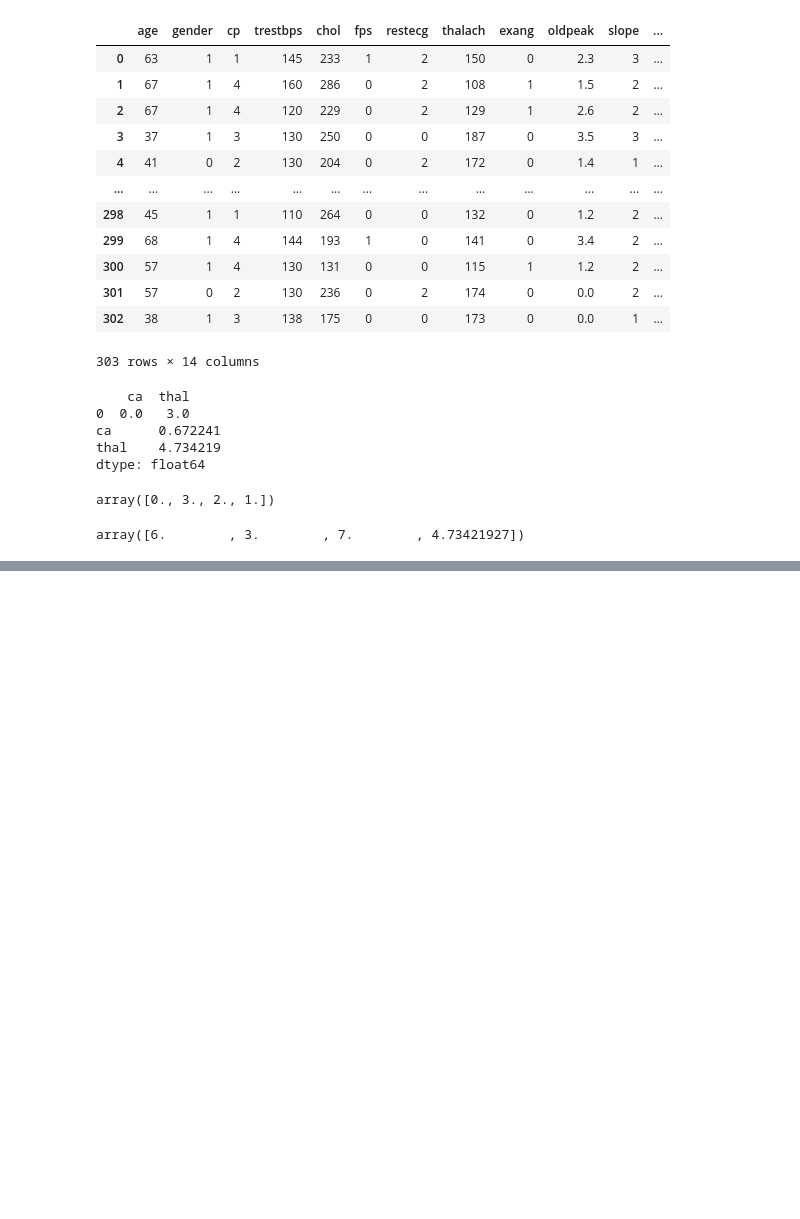
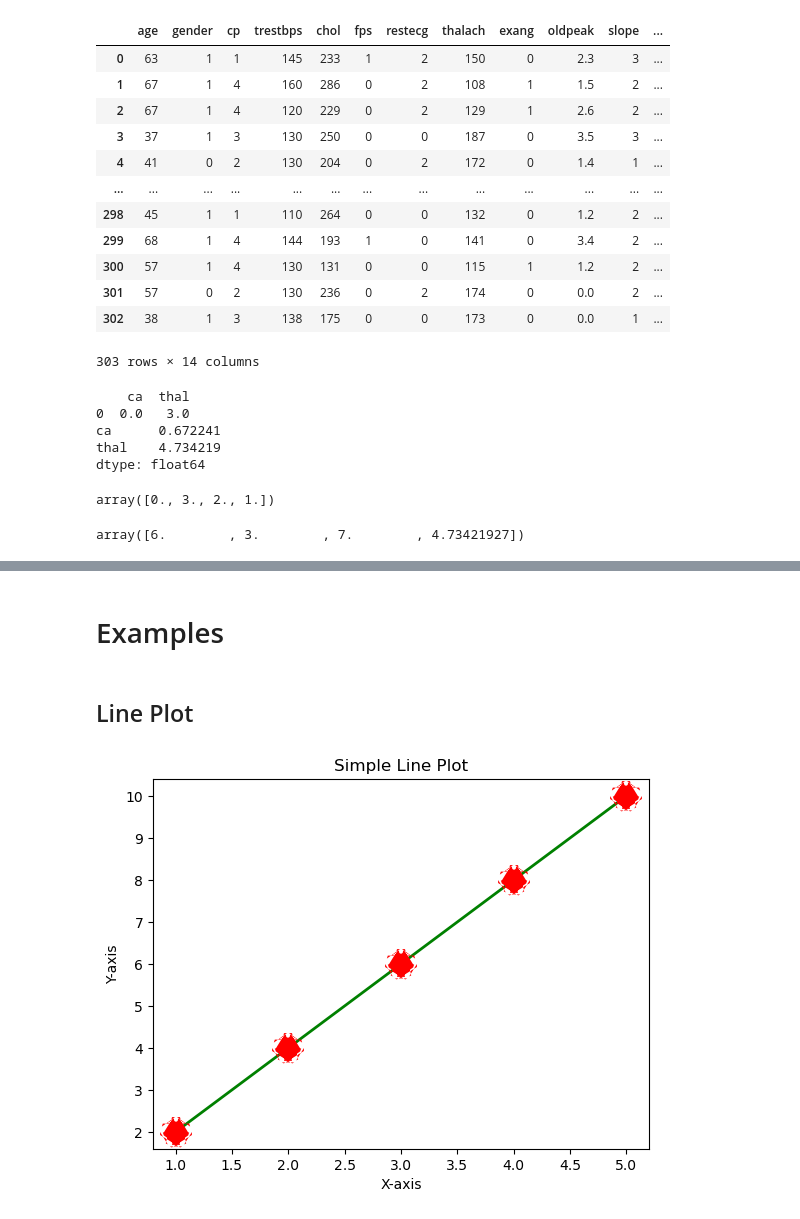
Before and after one commit to sriniketh-reddy/COE-Week-4, a Jupyter notebook: Day 1/Day 1.ipynb, the cells around one changed output, grey strips where cells are left out. Saved outputs shown, nothing was run; the diff lists cells and outputs as text; code cells hidden in the pictures; blank space fills up the shorter version.

```diff
--- a/Day 1/Day 1.ipynb
+++ b/Day 1/Day 1.ipynb
@@ -220,0 +240,19 @@ array([6.        , 3.        , 7.        , 4.73421927])
+# %% [markdown]
+# Examples
+# %% [markdown]
+## Line Plot
+# %%
+import matplotlib.pyplot as plt
+
+x=[1,2,3,4,5]
+y=[2,4,6,8,10]
+
+#Line plot
+plt.plot(x,y,ls="-",color="Green",lw="2.0",marker="*",mec="Red",mew="20",mouseover=True)
+plt.title("Simple Line Plot")
+plt.xlabel("X-axis")
+plt.ylabel("Y-axis")
+
+plt.show()
+# %% [output]
+[figure, added]
```
Also changed, not shown: parts of 11 cells of this notebook.
